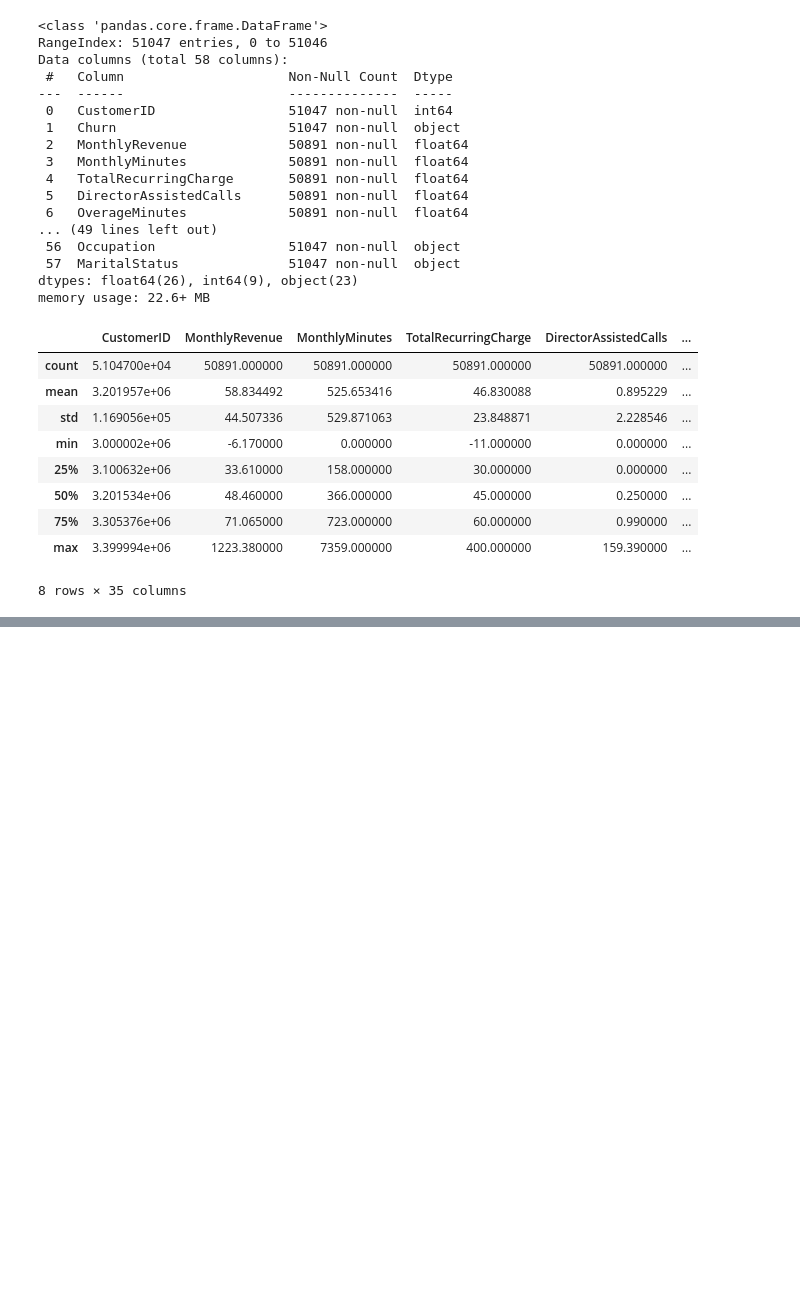
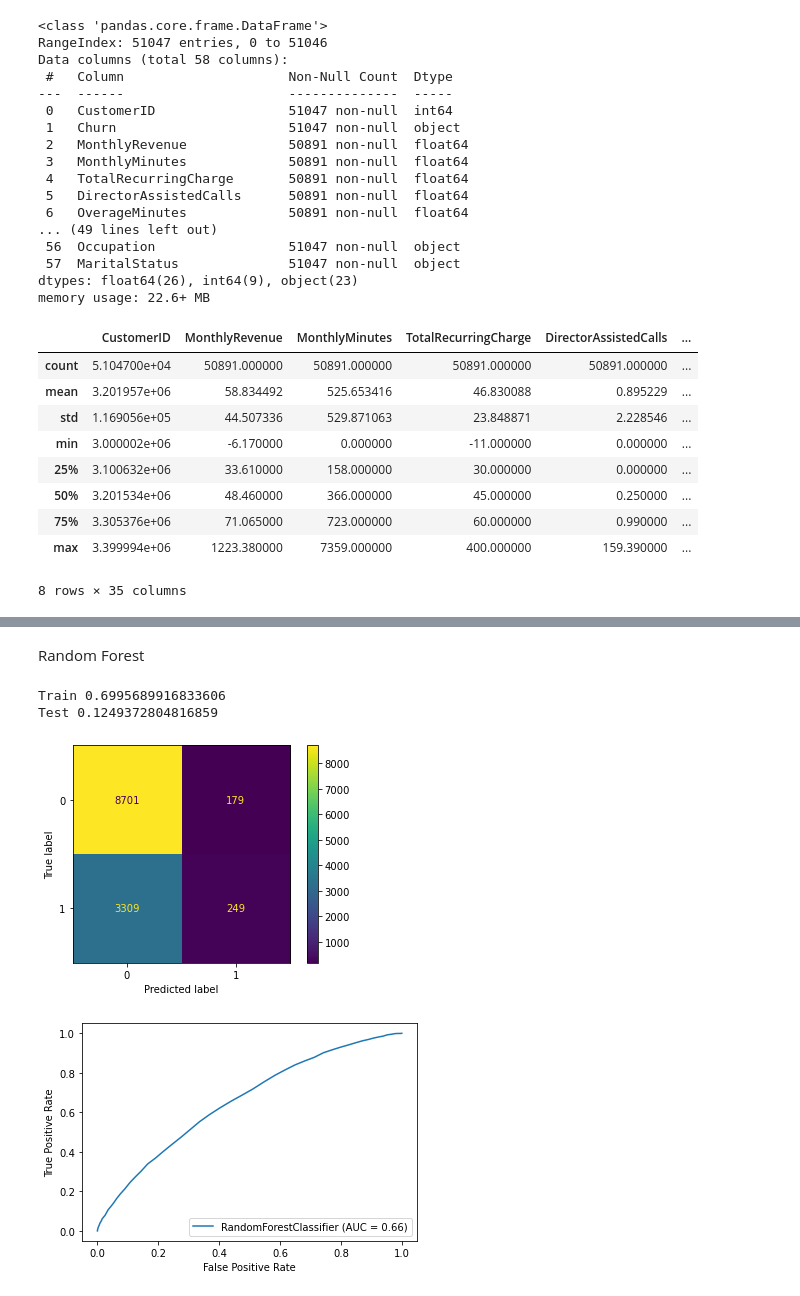
Before and after one commit to chris-helmerson/Cellular_Customer_Churn_Prediction, a Jupyter notebook: EDA.ipynb, the cells around one changed output, grey strips where cells are left out. Cells and saved outputs as stored; diff of their text form; code cells hidden in the pictures; blank space fills up the shorter version.

```diff
--- a/EDA.ipynb
+++ b/EDA.ipynb
@@ -75,0 +202,17 @@ df.describe()
+# %% [markdown]
+Random Forest
+# %%
+rfc = RandomForestClassifier(max_features='sqrt', max_samples=0.3)
+rfc.fit(x_train_scaled, y_train)
+scores = cross_val_score(estimator=rfc, X=x_train_scaled, y=y_train, cv=5)
+y_hat_train = rfc.predict(x_train_scaled)
+y_hat_test = rfc.predict(x_test_scaled)
+print(f'Train {f1_score(y_train, y_hat_train)}')
+print(f'Test {f1_score(y_test, y_hat_test)}')
+plot_confusion_matrix(rfc, x_test_scaled, y_test);
+plot_roc_curve(rfc, x_test_scaled, y_test);
+# %% [output]
+Train 0.6995689916833606
+Test 0.1249372804816859
+[figure, added]
+[figure, added]
```
Also changed, not shown: parts of 20 cells of this notebook.
